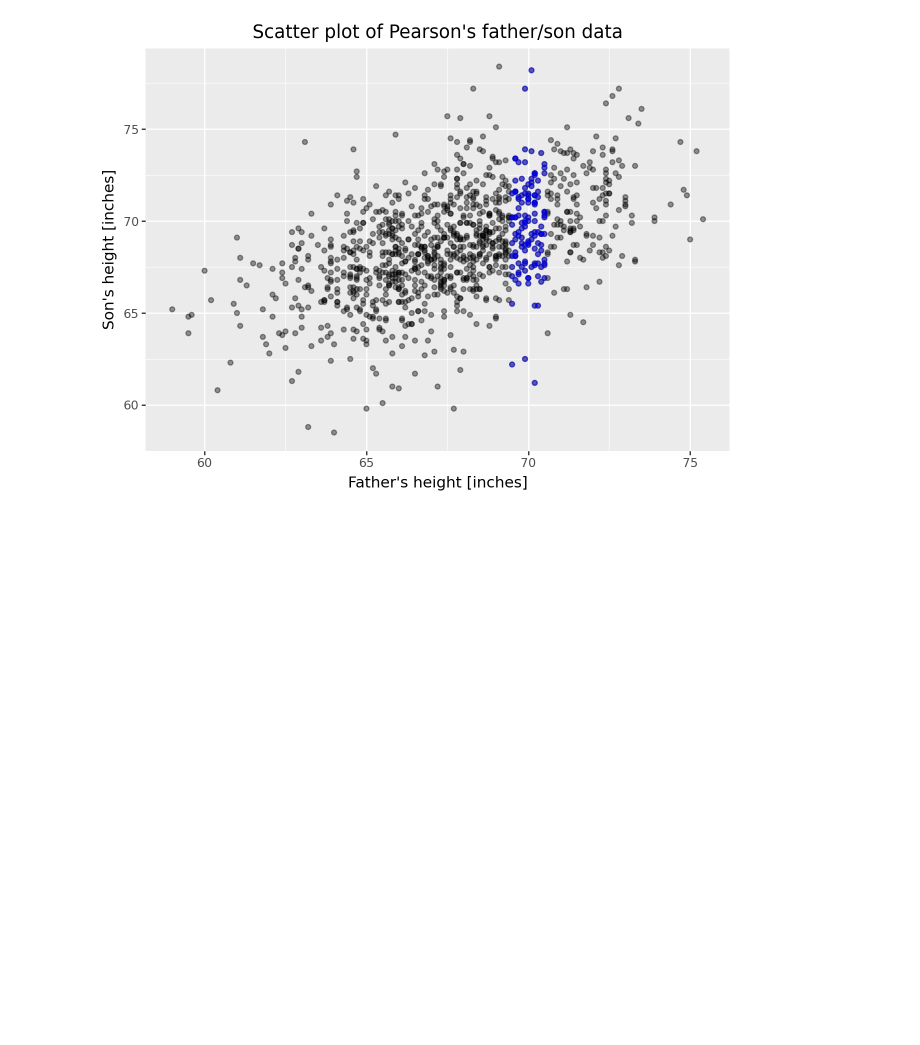
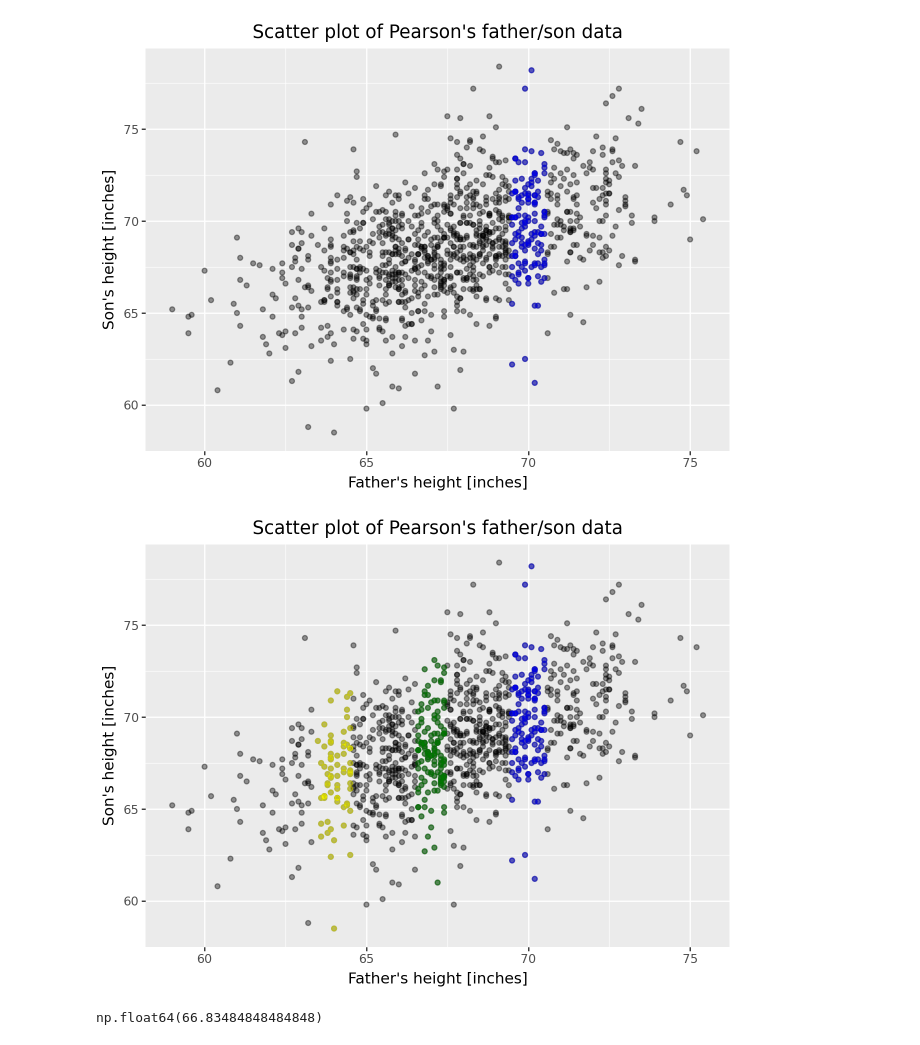
Before and after one commit to blakocha/DARPY2025, a Jupyter notebook: Notes_20251120.ipynb, the cells around one changed output. Cells and saved outputs as stored; diff of their text form; code cells hidden in the pictures; blank space fills up the shorter version.

```diff
--- a/Notes_20251120.ipynb
+++ b/Notes_20251120.ipynb
@@ -69,0 +67,21 @@ df67 = df.loc[ round(df['Father']) == 67 ]
+# %%
+df64 = df.loc[ round(df['Father']) == 64 ]
+df67 = df.loc[ round(df['Father']) == 67 ]
+
+(
+ggplot(data = df, mapping = aes(x = "Father", y = "Son")) +
+  geom_point(alpha=0.4, colour="black") +
+  geom_point(data = df64, alpha = 0.4, colour = "yellow") +
+  geom_point(data = df67, alpha = 0.4, colour = "green") +
+  geom_point(data = df70, alpha = 0.4, colour = "blue") +
+  xlab("Father's height [inches]") +
+  ylab("Son's height [inches]") +
+  ggtitle("Scatter plot of Pearson's father/son data")
+ )
+# %% [output]
+[figure, added]
+# %%
+avgs_64 = np.mean(df64['Son'])
+avgs_64
+# %% [output]
+np.float64(66.83484848484848)
```
Also changed, not shown: parts of 1 cell of this notebook.
